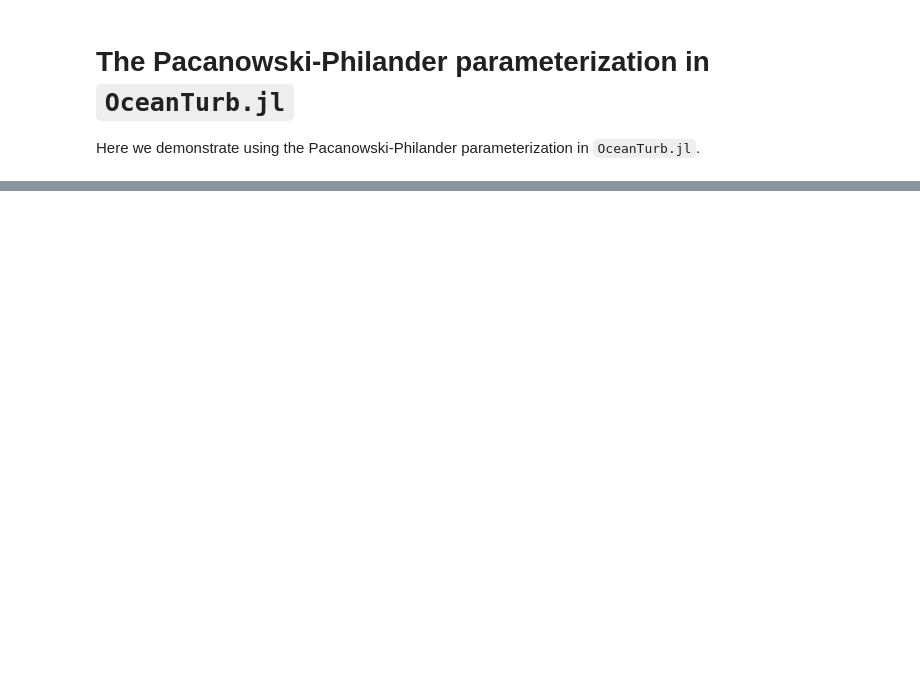
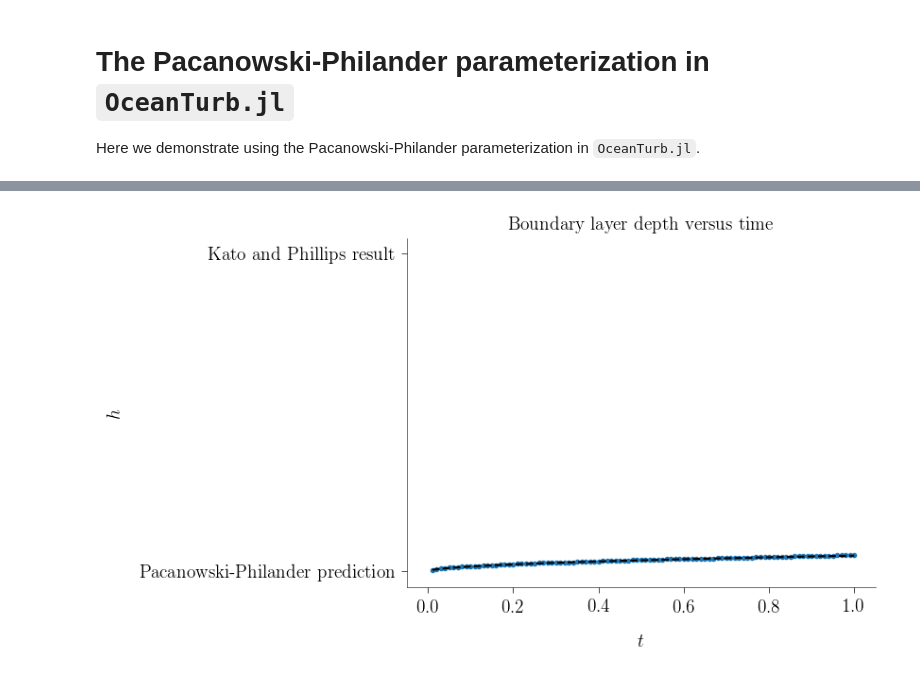
Before and after one commit to glwagner/OceanTurb.jl, a Jupyter notebook: examples/pp_examples.ipynb, the cells around one changed output, grey strips where cells are left out. Saved outputs shown, nothing was run; the diff lists cells and outputs as text; code cells hidden in the pictures; blank space fills up the shorter version.

```diff
--- a/examples/pp_examples.ipynb
+++ b/examples/pp_examples.ipynb
@@ -84,0 +127,45 @@ end
+# %%
+# Time-stepping parameters
+dt = 1e-4
+ni = 100
+
+# Set initial conditions
+model.solution.T = T₀
+model.solution.U = 0
+model.solution.V = 0
+model.solution.S = 0
+reset!(model.clock)
+
+U, V, T, S = model.solution
+Ri = FaceField(model.grid)
+
+nt = 100
+h = zeros(nt)
+t = zeros(nt)
+Riᶜ = 100000
+
+for i = 1:nt
+    iterate!(model, dt, ni)
+
+    for i in interior(Ri)
+        Ri[i] = PacanowskiPhilander.local_richardson(model, i)
+    end
+
+    # Define boundary layer depth via critical Richardson number
+    ih = searchsortedfirst(Ri.data, Riᶜ, rev=true)
+    h[i] = -model.grid.zf[ih]
+    t[i] = time(model)
+end
+
+experiment = 1.05*ωτ*sqrt.(t)/sqrt(N₀)
+
+ax, fig = subplots()
+cornerspines()
+plot(t, h, ".", label="Pacanowski-Philander prediction")
+plot(t, experiment, "k--", "Kato and Phillips result")
+title("Boundary layer depth versus time")
+xlabel(L"t", labelpad=12.0)
+ylabel(L"h", labelpad=12.0)
+legend()
+# %% [output]
+[figure, added]
```
Also changed, not shown: parts of 4 cells of this notebook.
